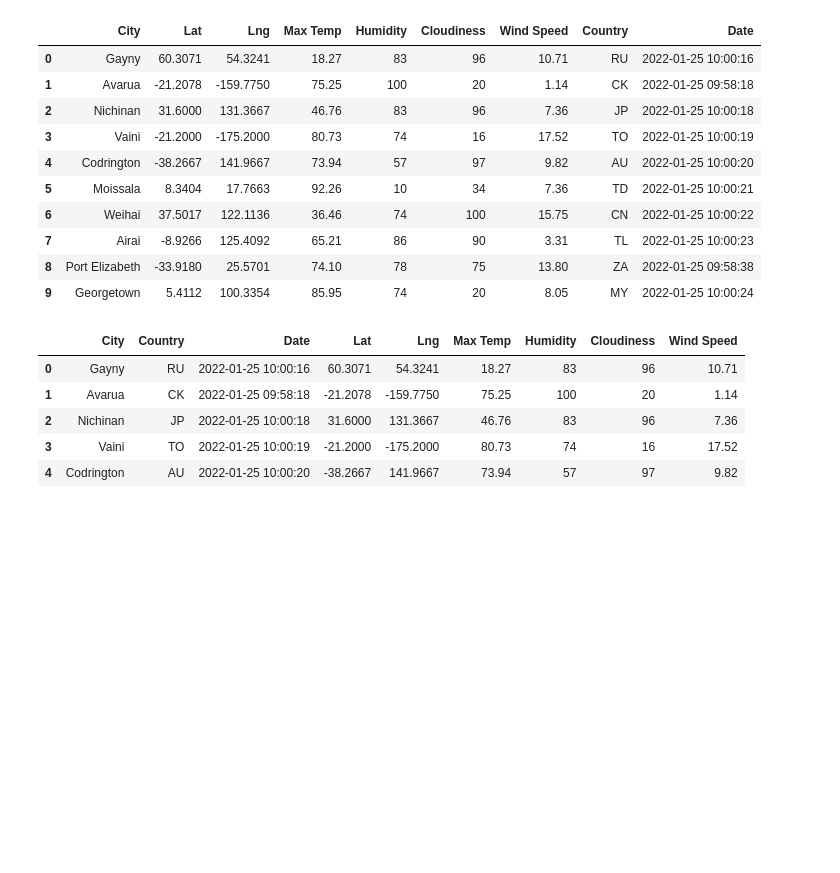
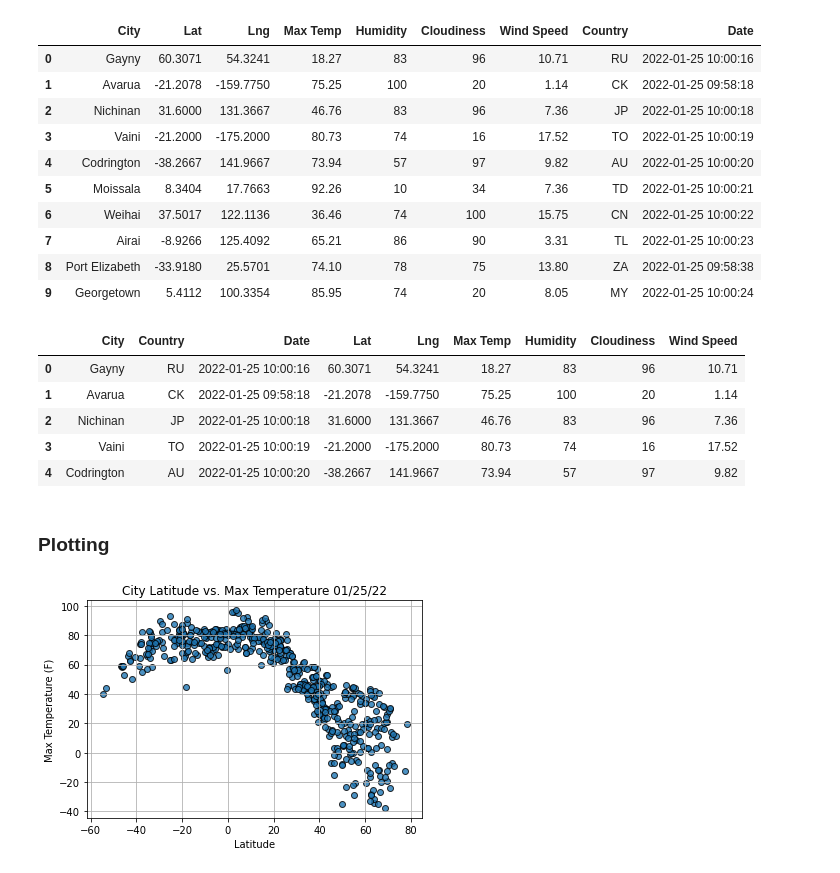
Before and after one commit to juliomeza/World_Weather_Analysis, a Jupyter notebook: WeatherPy.ipynb, the cells around one changed output. Saved outputs shown, nothing was run; the diff lists cells and outputs as text; code cells hidden in the pictures; blank space fills up the shorter version.

Commit message:
Scatter Plots

```diff
--- a/WeatherPy.ipynb
+++ b/WeatherPy.ipynb
@@ -161,3 +161,32 @@ output_data_file = 'weather_data/cities.csv'
 
 # Export the City_Data DF into a CSV
 city_data_df.to_csv(output_data_file, index_label='City_ID')
+# %% [markdown]
+### Plotting
+# %%
+# Extract relevant fields from the DataFrame for plotting
+lats = city_data_df['Lat']
+max_temps = city_data_df['Max Temp']
+humidity = city_data_df['Humidity']
+cloudiness = city_data_df['Cloudiness']
+wind_speed = city_data_df['Wind Speed']
+# %%
+# Build the scatter plot for latitude vs. max temperature
+plt.scatter(lats, max_temps,
+           edgecolor='black', linewidth=1,
+           marker='o', label='Cities',
+           alpha=0.8)
+
+# Incorporate the other graph properties
+plt.title(f"City Latitude vs. Max Temperature {time.strftime('%x')}")
+plt.ylabel('Max Temperature (F)')
+plt.xlabel('Latitude')
+plt.grid()
+
+# Save the figure
+plt.savefig('weather_data/Fig1.png')
+
+# Show plot
+plt.show()
+# %% [output]
+[figure, added]
```
Also changed, not shown: parts of 3 cells of this notebook, 5 other files.
